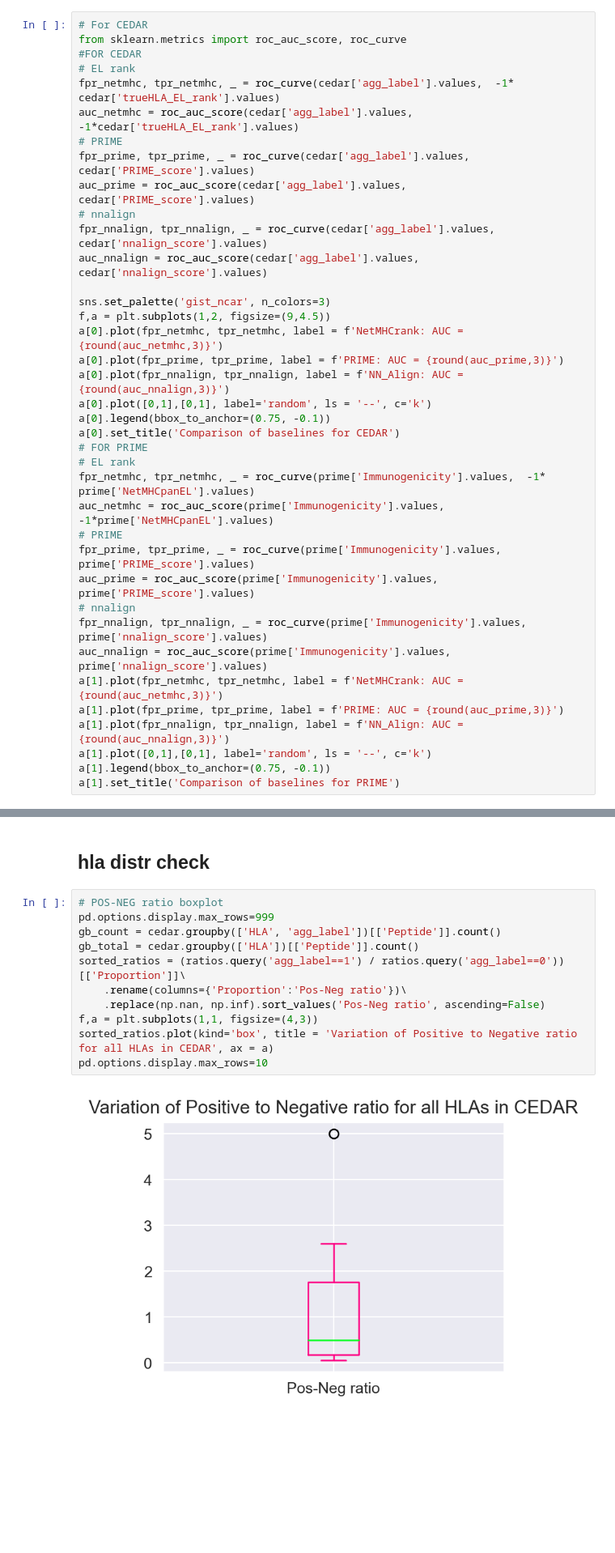
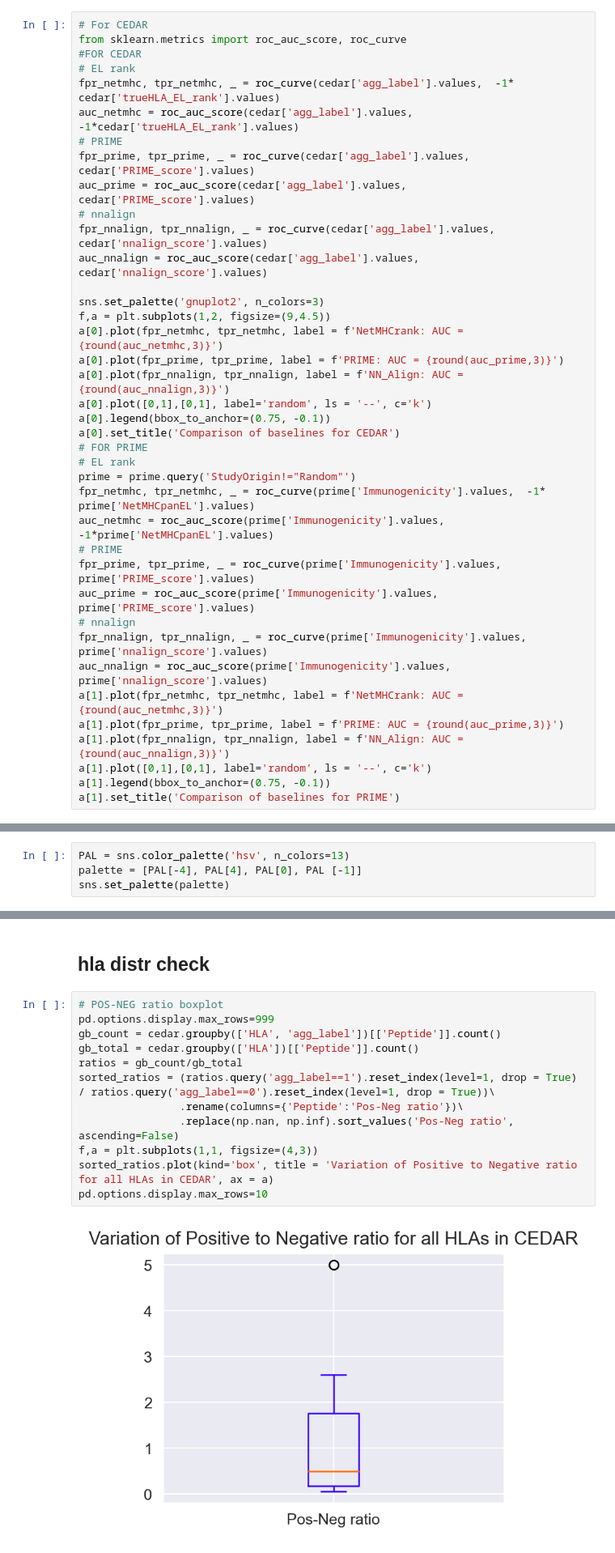
Before and after one commit to richieYT-wan/cedar, a Jupyter notebook: notebook/tuning_results.ipynb, the cells around one changed output, grey strips where cells are left out. Shown at 81% size. Cells and saved outputs as stored; diff of their text form; blank space fills up the shorter version.

```diff
--- a/notebook/tuning_results.ipynb
+++ b/notebook/tuning_results.ipynb
@@ -148,7 +263,7 @@ auc_prime = roc_auc_score(cedar['agg_label'].values, cedar['PRIME_score'].values
 fpr_nnalign, tpr_nnalign, _ = roc_curve(cedar['agg_label'].values, cedar['nnalign_score'].values)
 auc_nnalign = roc_auc_score(cedar['agg_label'].values, cedar['nnalign_score'].values)
 
-sns.set_palette('gist_ncar', n_colors=3)
+sns.set_palette('gnuplot2', n_colors=3)
 f,a = plt.subplots(1,2, figsize=(9,4.5))
 a[0].plot(fpr_netmhc, tpr_netmhc, label = f'NetMHCrank: AUC = {round(auc_netmhc,3)}')
 a[0].plot(fpr_prime, tpr_prime, label = f'PRIME: AUC = {round(auc_prime,3)}')
@@ -158,6 +273,7 @@ a[0].legend(bbox_to_anchor=(0.75, -0.1))
 a[0].set_title('Comparison of baselines for CEDAR')
 # FOR PRIME
 # EL rank
+prime = prime.query('StudyOrigin!="Random"')
 fpr_netmhc, tpr_netmhc, _ = roc_curve(prime['Immunogenicity'].values,  -1* prime['NetMHCpanEL'].values)
 auc_netmhc = roc_auc_score(prime['Immunogenicity'].values, -1*prime['NetMHCpanEL'].values)
 # PRIME
@@ -449,3 +407,7 @@ sns.color_palette('hsv', n_colors=13)
+# %%
+PAL = sns.color_palette('hsv', n_colors=13)
+palette = [PAL[-4], PAL[4], PAL[0], PAL [-1]]
+sns.set_palette(palette)
 # %%
 # Loading best results (based on avg valid auc)
 best_log_idx = df_log.sort_values('score_avg_valid_auc',ascending=False).head(1).index.item()
@@ -493,16 +455,17 @@ valid_auc = (df_simple.groupby(['model'])
 # %%
 # POS-NEG ratio boxplot
 pd.options.display.max_rows=999
 gb_count = cedar.groupby(['HLA', 'agg_label'])[['Peptide']].count()
 gb_total = cedar.groupby(['HLA'])[['Peptide']].count()
-sorted_ratios = (ratios.query('agg_label==1') / ratios.query('agg_label==0'))[['Proportion']]\
-    .rename(columns={'Proportion':'Pos-Neg ratio'})\
-    .replace(np.nan, np.inf).sort_values('Pos-Neg ratio', ascending=False)
+ratios = gb_count/gb_total
+sorted_ratios = (ratios.query('agg_label==1').reset_index(level=1, drop = True) / ratios.query('agg_label==0').reset_index(level=1, drop = True))\
+                .rename(columns={'Peptide':'Pos-Neg ratio'})\
+                .replace(np.nan, np.inf).sort_values('Pos-Neg ratio', ascending=False)
 f,a = plt.subplots(1,1, figsize=(4,3))
 sorted_ratios.plot(kind='box', title = 'Variation of Positive to Negative ratio for all HLAs in CEDAR', ax = a)
 pd.options.display.max_rows=10
 # %% [output]
-[figure, old version]
+[figure, new version]
 # %%
 len(gb_count.query('agg_label==1')), len(gb_count.query('agg_label==0')), len(gb_count.reset_index(level=1).index.unique())
 # %% [output]
```
Also changed, not shown: parts of 86 cells of this notebook, 15 other files.
